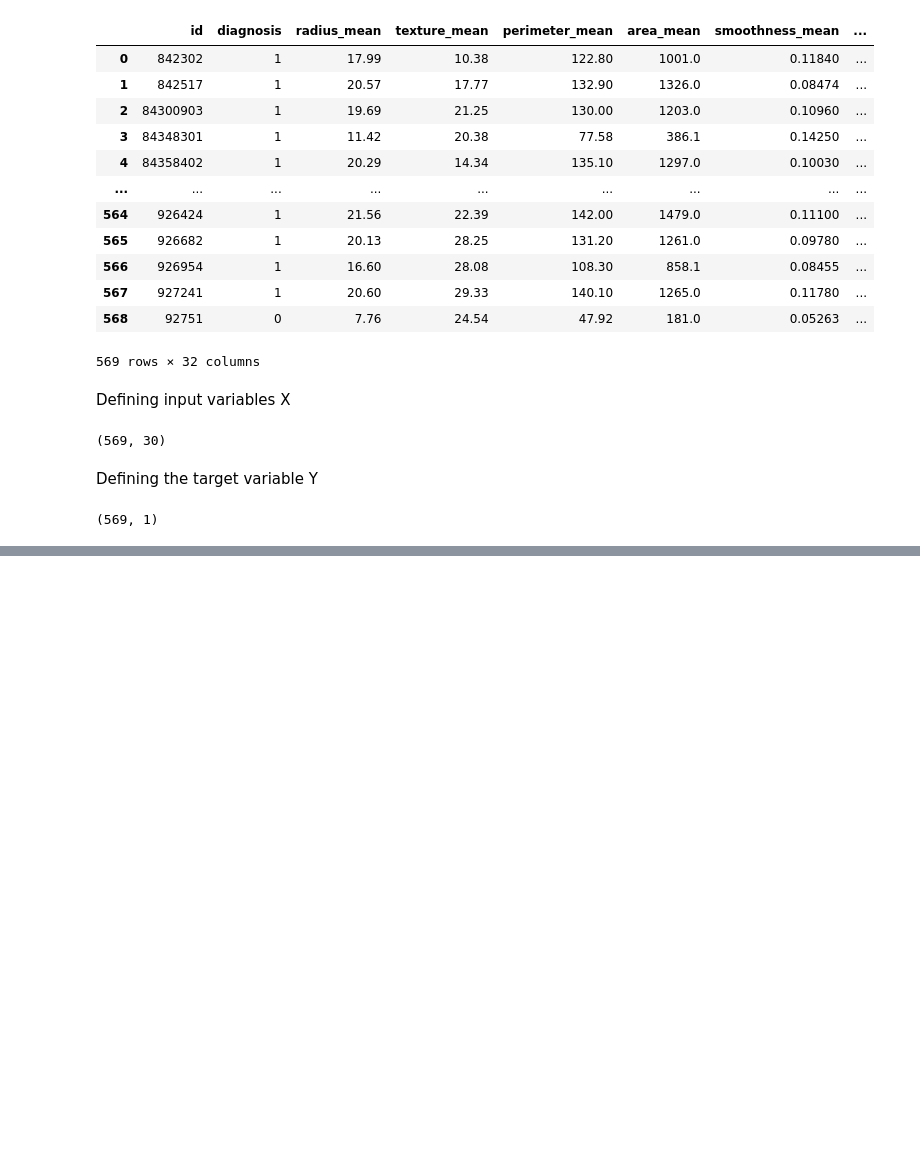
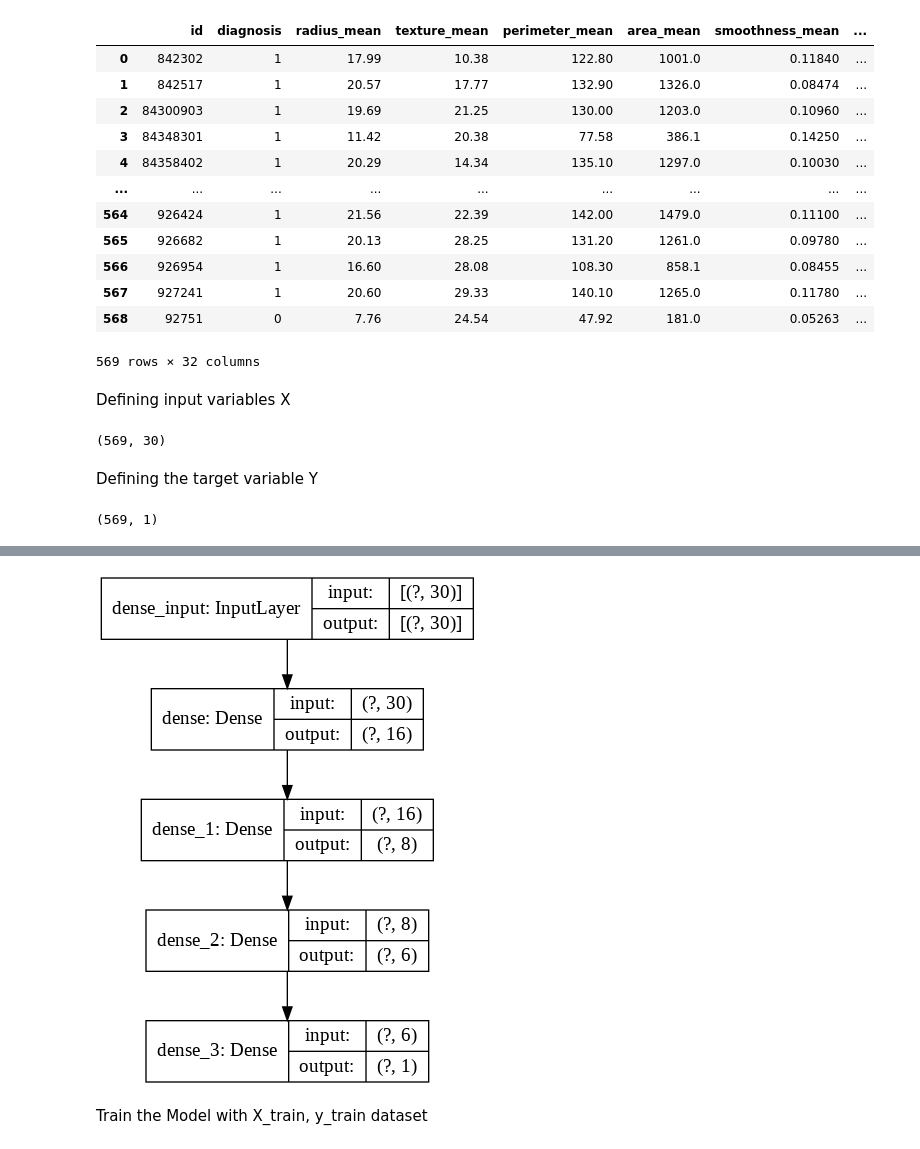
Before and after one commit to abidshafee/DataScienceYouTubeTutorials, a Jupyter notebook: breastCancer_ClassificationModel(KerasSequential).ipynb, the cells around one changed output, grey strips where cells are left out. Saved outputs shown, nothing was run; the diff lists cells and outputs as text; code cells hidden in the pictures; blank space fills up the shorter version.

```diff
--- a/breastCancer_ClassificationModel(KerasSequential).ipynb
+++ b/breastCancer_ClassificationModel(KerasSequential).ipynb
@@ -130,0 +138,10 @@ Y.shape
+# %%
+Classification_Model = Sequential()
+# %%
+Classification_Model.add(Dense(units= 16, activation = 'relu', input_dim=30))
+# units indicates here the ooutput dimention of Dense layer
+Classification_Model.add(Dense(units=8, activation='relu'))
+Classification_Model.add(Dense(units=6, activation='relu'))
+Classification_Model.add(Dense(units=1, activation='sigmoid'))
+# %%
+Classification_Model.compile(optimizer='rmsprop', loss='binary_crossentropy', metrics=['accuracy'])
@@ -130,0 +168,6 @@ Y.shape
+# %%
+plot_model(Classification_Model, to_file='model_plot.png', show_shapes=True, show_layer_names=True)
+# %% [output]
+[figure, added]
+# %% [markdown]
+Train the Model with X_train, y_train dataset
```
Also changed, not shown: parts of 32 cells of this notebook.
